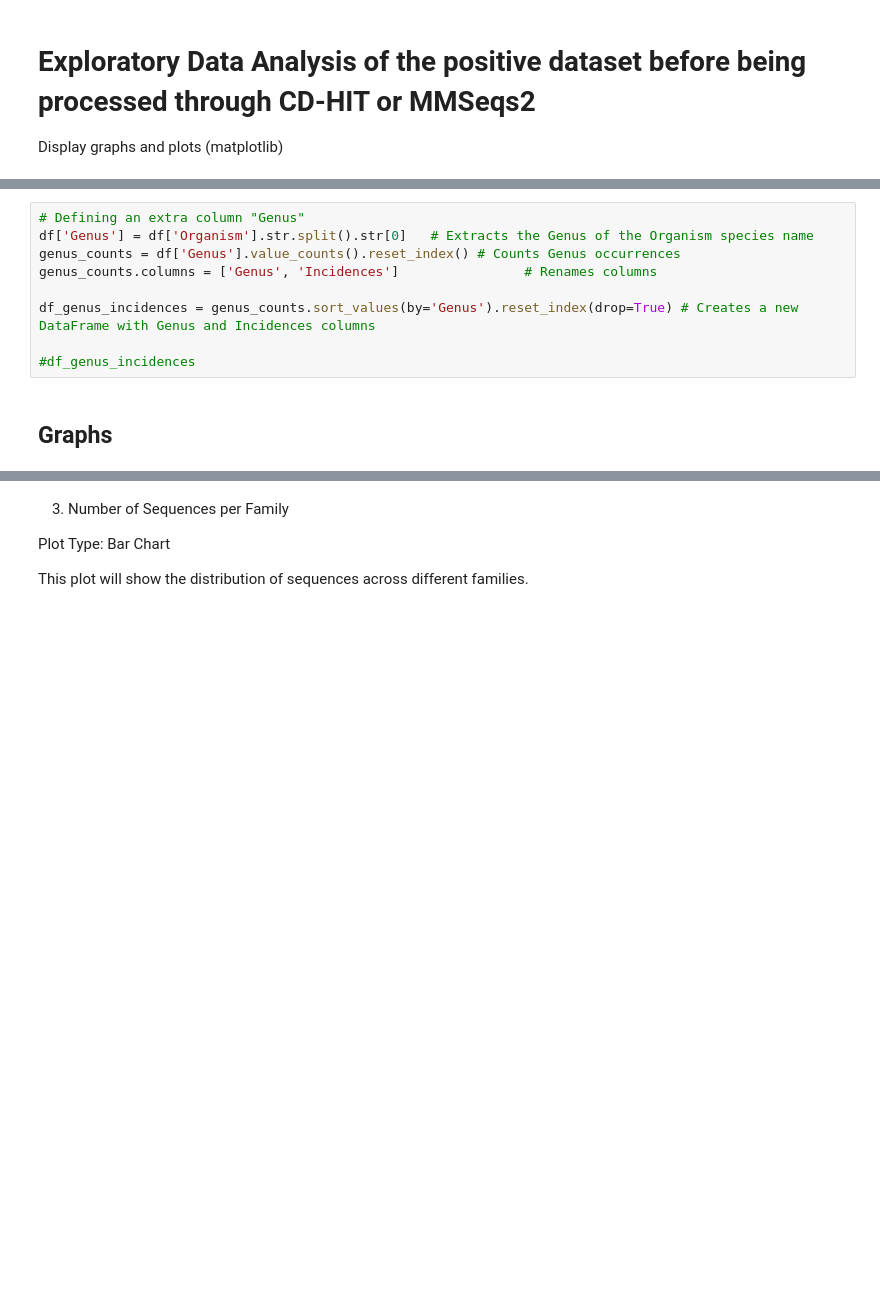
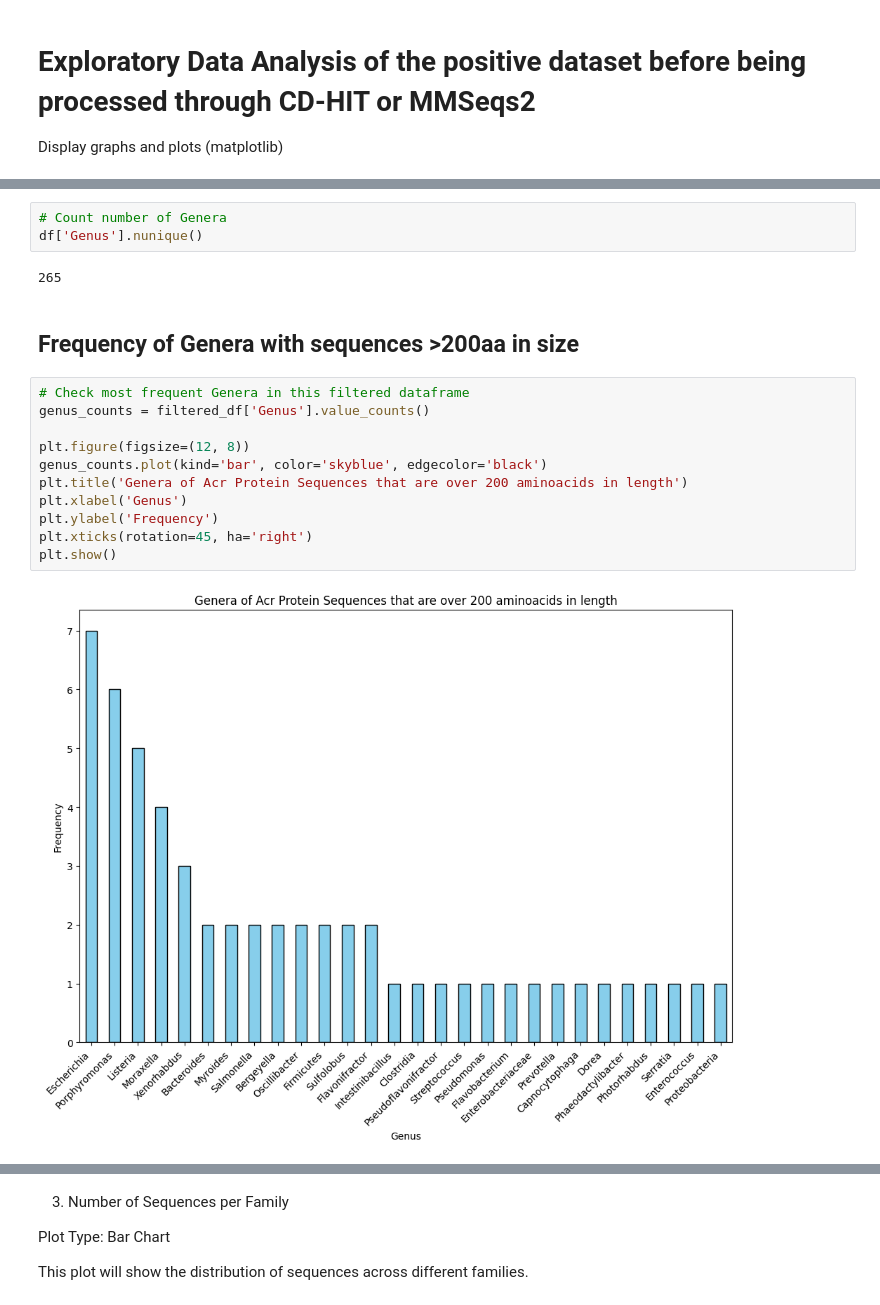
Before and after one commit to ChristianNeitzel/Projeto-Bioinf-PhageAcr, a Jupyter notebook: 3_code_positive_dataset_analysis.ipynb, the cells around one changed output, grey strips where cells are left out. Cells and saved outputs as stored; diff of their text form; blank space fills up the shorter version.

```diff
--- a/3_code_positive_dataset_analysis.ipynb
+++ b/3_code_positive_dataset_analysis.ipynb
@@ -32,11 +66,20 @@ print(filtered_df.shape)
-# %%
-# Defining an extra column "Genus"
-df['Genus'] = df['Organism'].str.split().str[0]   # Extracts the Genus of the Organism species name
-genus_counts = df['Genus'].value_counts().reset_index() # Counts Genus occurrences
-genus_counts.columns = ['Genus', 'Incidences']                # Renames columns
-
-df_genus_incidences = genus_counts.sort_values(by='Genus').reset_index(drop=True) # Creates a new DataFrame with Genus and Incidences columns
-
-#df_genus_incidences
-# %% [markdown]
-## Graphs
+# %%
+# Count number of Genera
+df['Genus'].nunique()
+# %% [output]
+265
+# %% [markdown]
+## Frequency of Genera with sequences >200aa in size
+# %%
+# Check most frequent Genera in this filtered dataframe
+genus_counts = filtered_df['Genus'].value_counts()
+
+plt.figure(figsize=(12, 8))
+genus_counts.plot(kind='bar', color='skyblue', edgecolor='black')
+plt.title('Genera of Acr Protein Sequences that are over 200 aminoacids in length')
+plt.xlabel('Genus')
+plt.ylabel('Frequency')
+plt.xticks(rotation=45, ha='right')
+plt.show()
+# %% [output]
+[figure, added]
```
Also changed, not shown: parts of 22 cells of this notebook, 2 other files.
